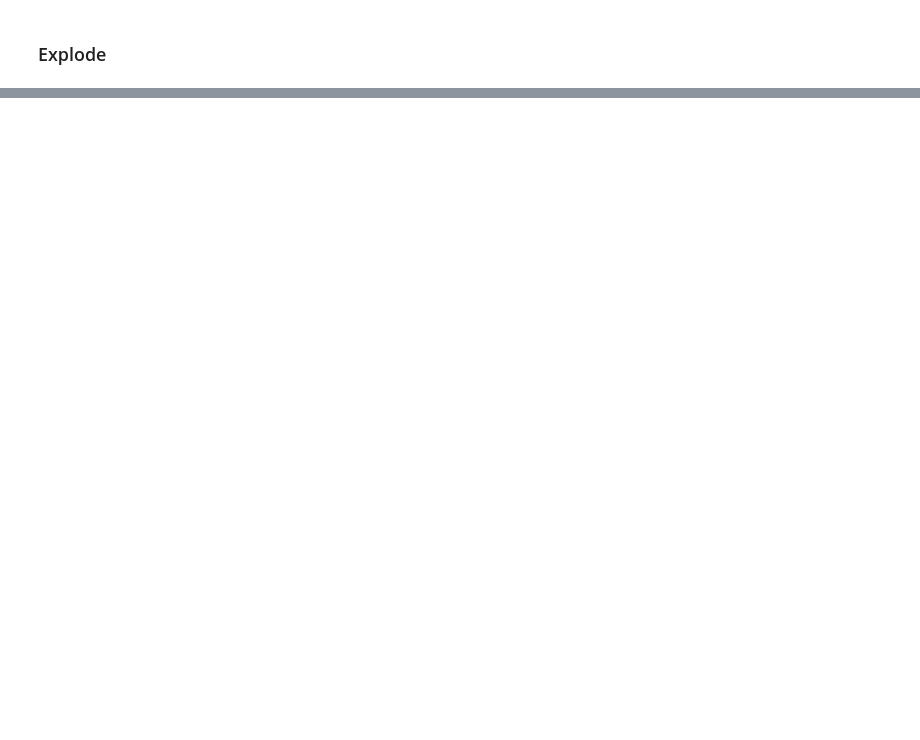
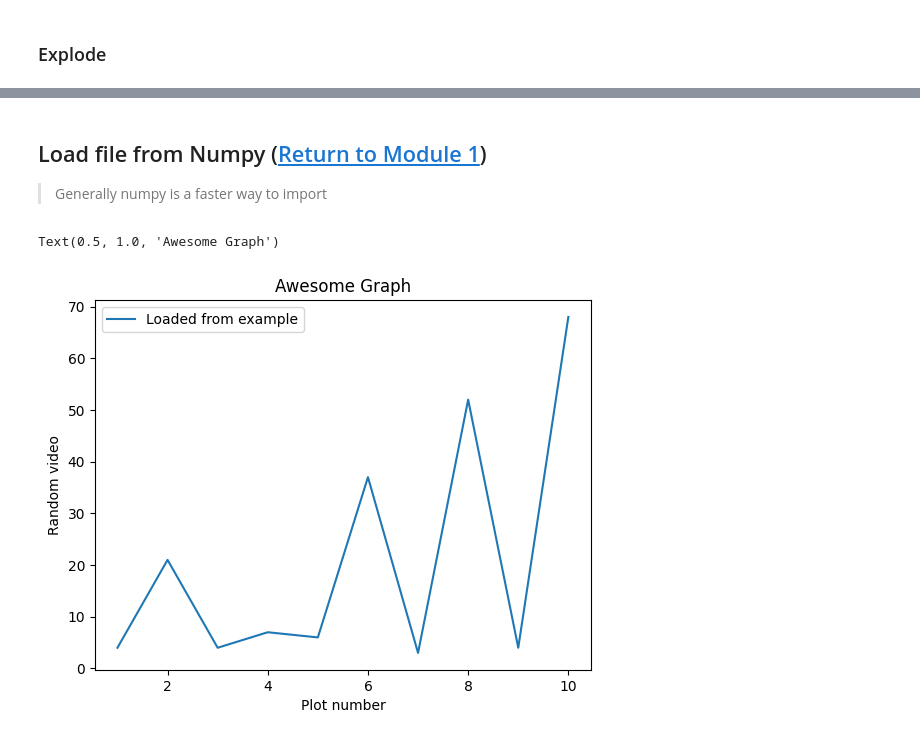
Before and after one commit to thestorytellerMichael/DataVisuaization_Matplotlib, a Jupyter notebook: Matplotlib.ipynb, the cells around one changed output, grey strips where cells are left out. Saved outputs shown, nothing was run; the diff lists cells and outputs as text; code cells hidden in the pictures; blank space fills up the shorter version.

```diff
--- a/Matplotlib.ipynb
+++ b/Matplotlib.ipynb
@@ -284,0 +272,21 @@ plt.pie(sizes,labels=labels,colors=colors,startangle=90,autopct='%1.1f%%',explod
+# %% [markdown]
+<a name='cell-Load-Numpy'></a>
+
+## Load file from Numpy ([Return to Module 1](#cell-Plot-toc))
+
+> Generally numpy is a faster way to import
+# %%
+import matplotlib.pyplot as plt
+import numpy as np
+
+# Assign tuple into x,y
+x,y = np.loadtxt('/content/example.txt',delimiter=':',unpack=True)
+
+plt.plot(x,y,label='Loaded from example')
+plt.xlabel('Plot number')
+plt.ylabel('Random video')
+plt.legend()
+plt.title('Awesome Graph')
+# %% [output]
+Text(0.5, 1.0, 'Awesome Graph')
+[figure, added]
```
Also changed, not shown: parts of 26 cells of this notebook.
